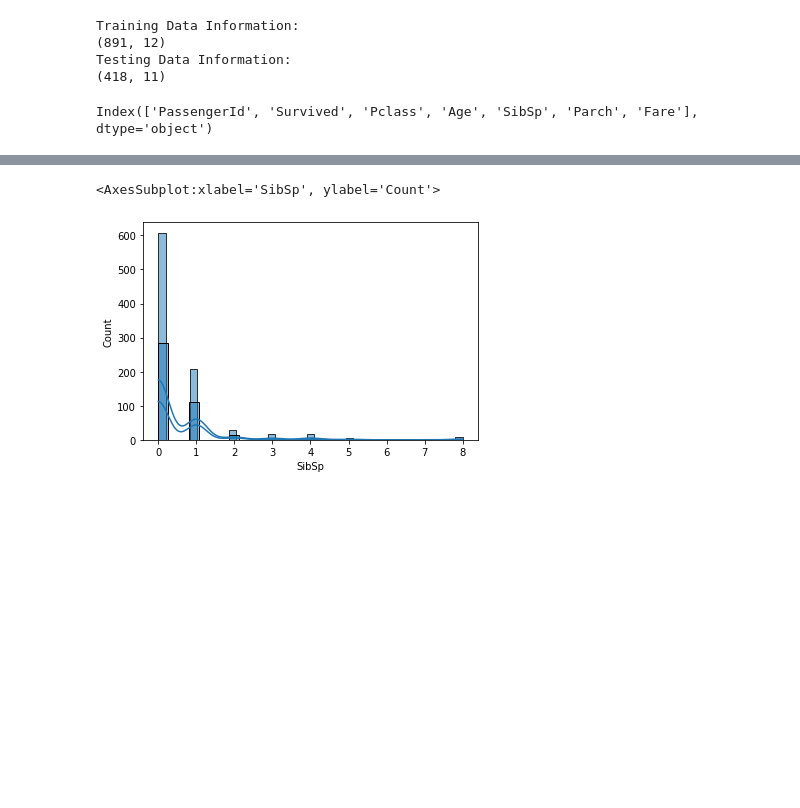
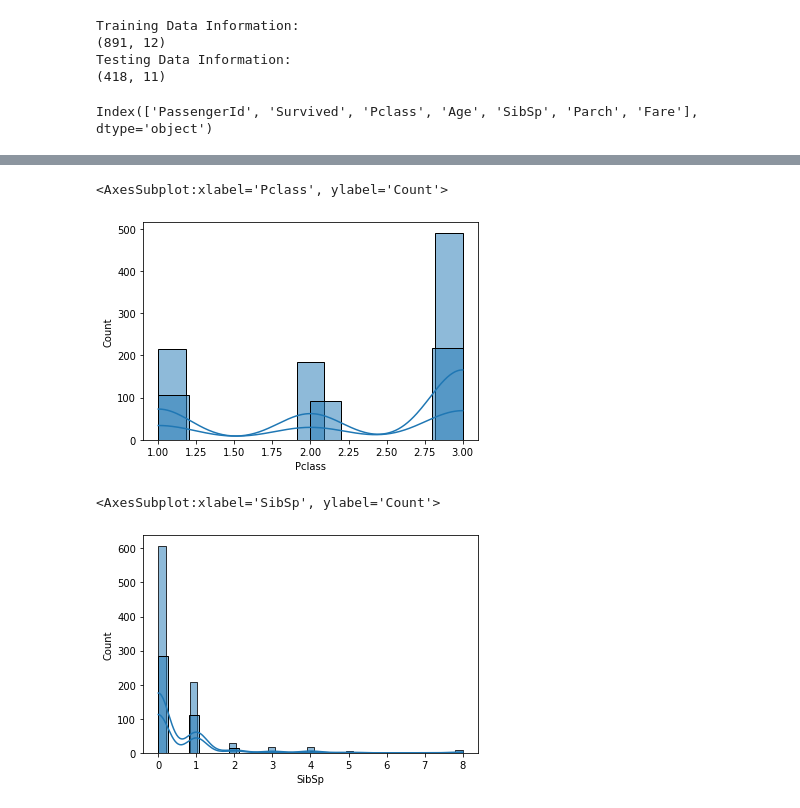
Before and after one commit to eliasvolonakis/titanic-kaggle-competition-submission, a Jupyter notebook: titanic-notebook.ipynb, the cells around one changed output, grey strips where cells are left out. Cells and saved outputs as stored; diff of their text form; code cells hidden in the pictures; blank space fills up the shorter version.

```diff
--- a/titanic-notebook.ipynb
+++ b/titanic-notebook.ipynb
@@ -153,3 +123,9 @@ sns.histplot(data = training_data['Age'], kde = True)
+# %%
+sns.histplot(data = training_data['Pclass'], kde = True)
+sns.histplot(data = testing_data['Pclass'], kde = True)
+# %% [output]
+<AxesSubplot:xlabel='Pclass', ylabel='Count'>
+[figure, added]
 # %%
 sns.histplot(data = training_data['SibSp'], kde = True)
 sns.histplot(data = testing_data['SibSp'], kde = True)
```
Also changed, not shown: parts of 19 cells of this notebook.
